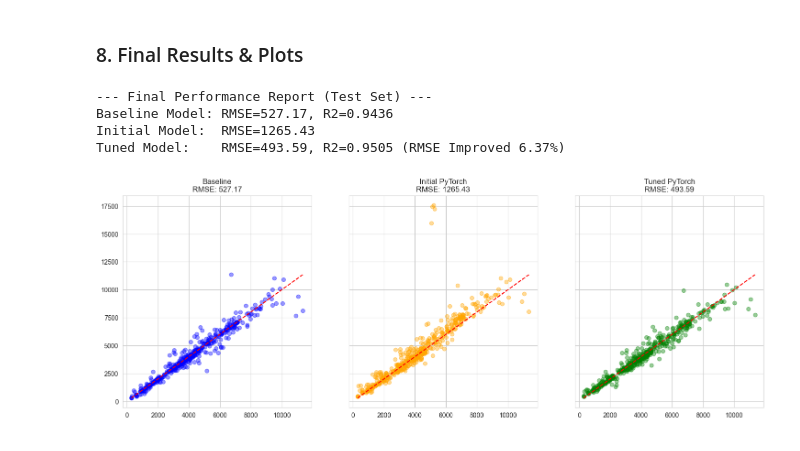
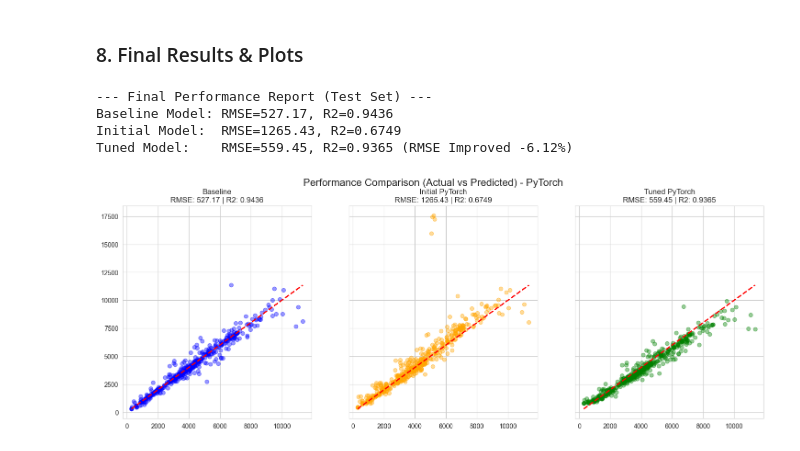
Before and after one commit to pavinpp/ML_project, a Jupyter notebook: Final/Model_Part5_NN_Optuna.ipynb, the cells around one changed output. Cells and saved outputs as stored; diff of their text form; code cells hidden in the pictures.

```diff
--- a/Final/Model_Part5_NN_Optuna.ipynb
+++ b/Final/Model_Part5_NN_Optuna.ipynb
@@ -373,46 +373,50 @@ Training Final Model on Full Data...
 # %% [markdown]
 ### 8. Final Results & Plots
 # %%
-# Calculate Improvement
+# Calculate R2 for initial model (was missing in previous snippet)
+r2_init = r2_score(y_test_raw, y_pred_init)
+
+# Calculate Improvement %
 imp_final = (rmse_baseline - rmse_final) / rmse_baseline * 100
 
 print("--- Final Performance Report (Test Set) ---")
 print(f"Baseline Model: RMSE={rmse_baseline:.2f}, R2={r2_baseline:.4f}")
-print(f"Initial Model:  RMSE={rmse_init:.2f}")
+print(f"Initial Model:  RMSE={rmse_init:.2f}, R2={r2_init:.4f}")
 print(f"Tuned Model:    RMSE={rmse_final:.2f}, R2={r2_final:.4f} (RMSE Improved {imp_final:.2f}%)")
 
-# --- PLOT ---
+# --- PLOTTING RESULTS ---
 fig, axes = plt.subplots(1, 3, figsize=(18, 6), sharey=True)
 
 y_test_flat = y_test_raw.flatten()
-y_pred_init_flat = y_pred_init.flatten()
 y_pred_final_flat = y_pred_final.flatten()
 
-min_val = min(y_test_flat.min(), y_pred_clean.min(), y_pred_final_flat.min())
-max_val = max(y_test_flat.max(), y_pred_clean.max(), y_pred_final_flat.max())
+# Axis Limits
+min_val = min(y_test_flat.min(), y_pred_final_flat.min())
+max_val = max(y_test_flat.max(), y_pred_final_flat.max())
 
-# 1. Baseline
+# 1. Baseline Plot
 axes[0].scatter(y_test_clean, y_pred_clean, alpha=0.4, color='blue')
-axes[0].plot([min_val, max_val], [min_val, max_val], 'r--')
-axes[0].set_title(f'Baseline\nRMSE: {rmse_baseline:.2f}')
+axes[0].plot([min_val, max_val], [min_val, max_val], 'r--', linewidth=2)
+axes[0].set_title(f'Baseline\nRMSE: {rmse_baseline:.2f} | R2: {r2_baseline:.4f}')
 
-# 2. Initial
-axes[1].scatter(y_test_flat, y_pred_init_flat, alpha=0.4, color='orange')
-axes[1].plot([min_val, max_val], [min_val, max_val], 'r--')
-axes[1].set_title(f'Initial PyTorch\nRMSE: {rmse_init:.2f}')
+# 2. Initial Model Plot
+axes[1].scatter(y_test_raw, y_pred_init, alpha=0.4, color='orange')
+axes[1].plot([min_val, max_val], [min_val, max_val], 'r--', linewidth=2)
+axes[1].set_title(f'Initial PyTorch\nRMSE: {rmse_init:.2f} | R2: {r2_init:.4f}')
 
-# 3. Tuned
-axes[2].scatter(y_test_flat, y_pred_final_flat, alpha=0.4, color='green')
-axes[2].plot([min_val, max_val], [min_val, max_val], 'r--')
-axes[2].set_title(f'Tuned PyTorch\nRMSE: {rmse_final:.2f}')
+# 3. Tuned Model Plot
+axes[2].scatter(y_test_raw, y_pred_final, alpha=0.4, color='green')
+axes[2].plot([min_val, max_val], [min_val, max_val], 'r--', linewidth=2)
+axes[2].set_title(f'Tuned PyTorch\nRMSE: {rmse_final:.2f} | R2: {r2_final:.4f}')
 
+plt.suptitle('Performance Comparison (Actual vs Predicted) - PyTorch', fontsize=16)
 plt.show()
 # %% [output]
 --- Final Performance Report (Test Set) ---
 Baseline Model: RMSE=527.17, R2=0.9436
-Initial Model:  RMSE=1265.43
-Tuned Model:    RMSE=493.59, R2=0.9505 (RMSE Improved 6.37%)
+Initial Model:  RMSE=1265.43, R2=0.6749
+Tuned Model:    RMSE=559.45, R2=0.9365 (RMSE Improved -6.12%)
-[figure, old version]
+[figure, new version]
 # %%
 # --- FEATURE IMPORTANCE (Permutation) ---
 # Neural Networks need model-agnostic methods like Permutation Importance
```
Also changed, not shown: parts of 3 cells of this notebook, 4 other files.
